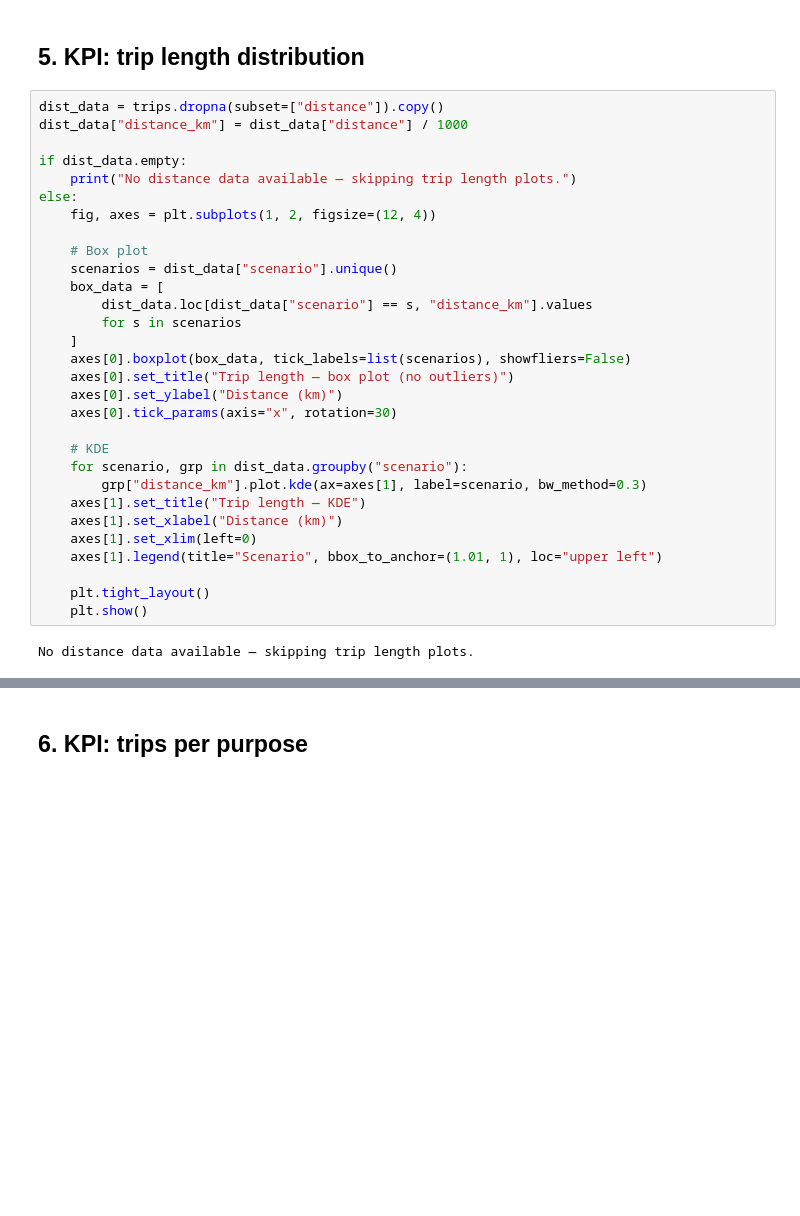
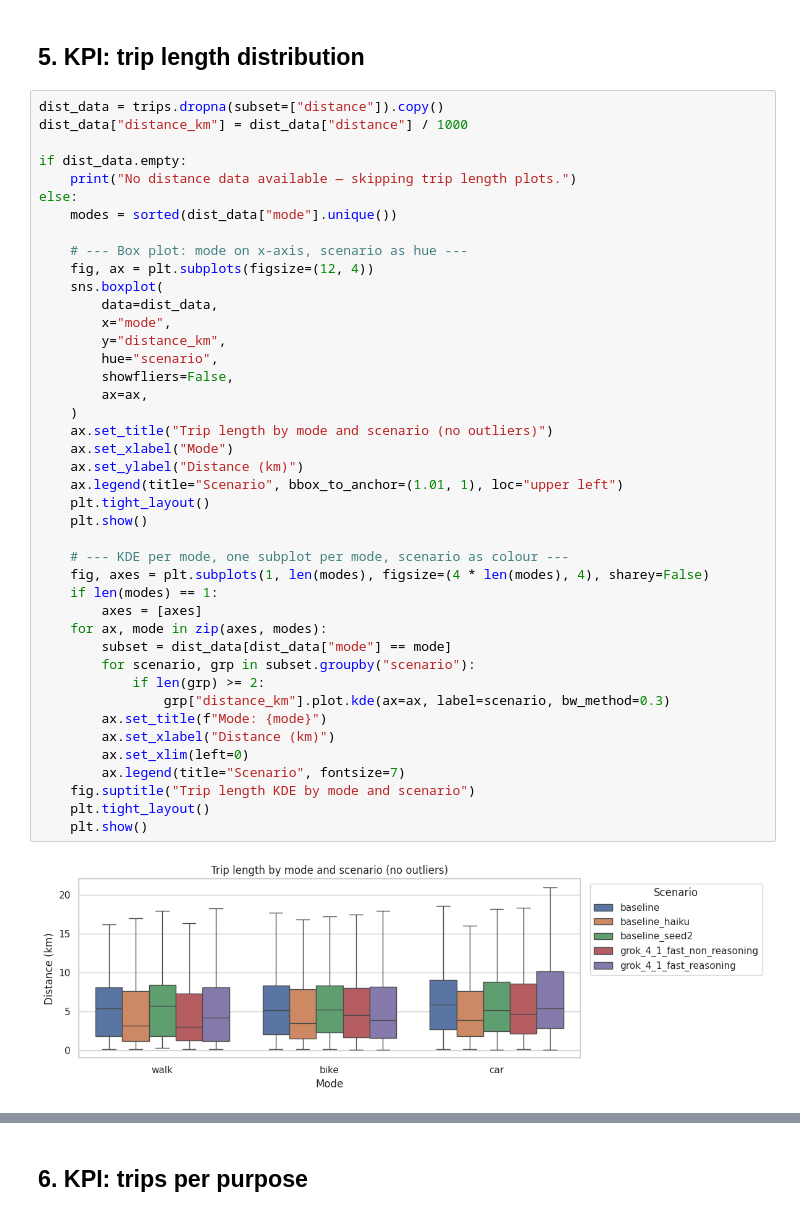
Before and after one commit to mlhollestelle/aibm, a Jupyter notebook: notebooks/scenario_comparison.ipynb, the cells around one changed output, grey strips where cells are left out. Drawn from its saved outputs; the diff is of its cells as text; blank space fills up the shorter version.

```diff
--- a/notebooks/scenario_comparison.ipynb
+++ b/notebooks/scenario_comparison.ipynb
@@ -171,32 +171,44 @@ Trip rate per scenario
 # %%
 dist_data = trips.dropna(subset=["distance"]).copy()
 dist_data["distance_km"] = dist_data["distance"] / 1000
 
 if dist_data.empty:
     print("No distance data available — skipping trip length plots.")
 else:
-    fig, axes = plt.subplots(1, 2, figsize=(12, 4))
+    modes = sorted(dist_data["mode"].unique())
 
-    # Box plot
-    scenarios = dist_data["scenario"].unique()
-    box_data = [
-        dist_data.loc[dist_data["scenario"] == s, "distance_km"].values
-        for s in scenarios
-    ]
-    axes[0].boxplot(box_data, tick_labels=list(scenarios), showfliers=False)
-    axes[0].set_title("Trip length — box plot (no outliers)")
-    axes[0].set_ylabel("Distance (km)")
-    axes[0].tick_params(axis="x", rotation=30)
-
-    # KDE
-    for scenario, grp in dist_data.groupby("scenario"):
-        grp["distance_km"].plot.kde(ax=axes[1], label=scenario, bw_method=0.3)
-    axes[1].set_title("Trip length — KDE")
-    axes[1].set_xlabel("Distance (km)")
-    axes[1].set_xlim(left=0)
-    axes[1].legend(title="Scenario", bbox_to_anchor=(1.01, 1), loc="upper left")
-
+    # --- Box plot: mode on x-axis, scenario as hue ---
+    fig, ax = plt.subplots(figsize=(12, 4))
+    sns.boxplot(
+        data=dist_data,
+        x="mode",
+        y="distance_km",
+        hue="scenario",
+        showfliers=False,
+        ax=ax,
+    )
+    ax.set_title("Trip length by mode and scenario (no outliers)")
+    ax.set_xlabel("Mode")
+    ax.set_ylabel("Distance (km)")
+    ax.legend(title="Scenario", bbox_to_anchor=(1.01, 1), loc="upper left")
     plt.tight_layout()
     plt.show()
+
+    # --- KDE per mode, one subplot per mode, scenario as colour ---
+    fig, axes = plt.subplots(1, len(modes), figsize=(4 * len(modes), 4), sharey=False)
+    if len(modes) == 1:
+        axes = [axes]
+    for ax, mode in zip(axes, modes):
+        subset = dist_data[dist_data["mode"] == mode]
+        for scenario, grp in subset.groupby("scenario"):
+            if len(grp) >= 2:
+                grp["distance_km"].plot.kde(ax=ax, label=scenario, bw_method=0.3)
+        ax.set_title(f"Mode: {mode}")
+        ax.set_xlabel("Distance (km)")
+        ax.set_xlim(left=0)
+        ax.legend(title="Scenario", fontsize=7)
+    fig.suptitle("Trip length KDE by mode and scenario")
+    plt.tight_layout()
+    plt.show()
 # %% [output]
-No distance data available — skipping trip length plots.
+[figure, added]
```
Also changed, not shown: parts of 2 cells of this notebook.
